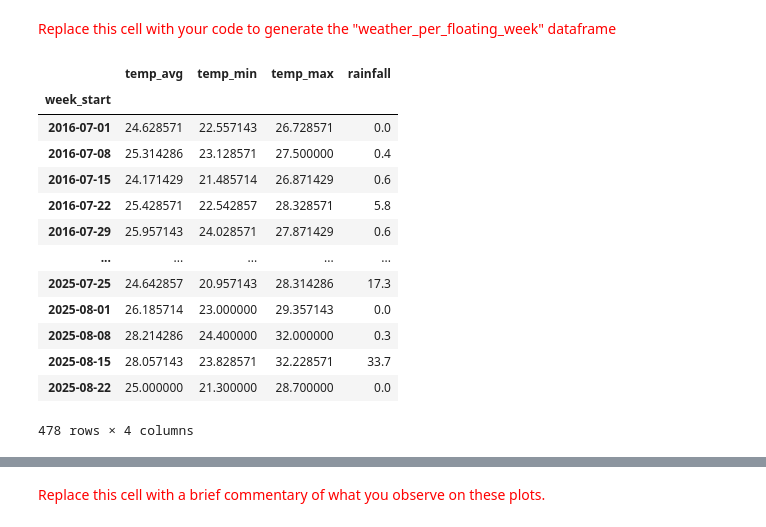
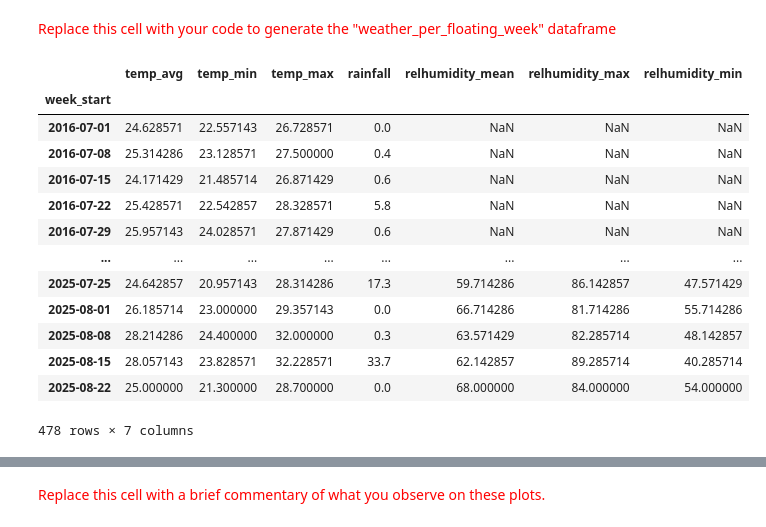
Before and after one commit to zsykk/datamining_2nd, a Jupyter notebook: ps09_forecasting.ipynb, the cells around one changed output, grey strips where cells are left out. Drawn from its saved outputs; the diff is of its cells as text; code cells hidden in the pictures.

```diff
--- a/ps09_forecasting.ipynb
+++ b/ps09_forecasting.ipynb
@@ -651,27 +651,30 @@ You can also use Panda's [groupby](https://pandas.pydata.org/pandas-docs/stable/
 # %%
 dic = {'temp_avg': np.mean,
        'temp_min': np.mean,
        'temp_max': np.mean,
-       'rainfall': np.sum
+       'rainfall': np.sum,
+       'relhumidity_mean': np.mean,
+       'relhumidity_max': np.mean,
+       'relhumidity_min': np.mean
        }
 group_week = weather_with_week_start.groupby(by=['week_start'])
 weather_per_floating_week = group_week.aggregate(dic)
 display(weather_per_floating_week)
 # %% [output]
-|  | temp_avg | temp_min | temp_max | rainfall |
-| week_start |  |  |  |  |
-| 2016-07-01 | 24.628571 | 22.557143 | 26.728571 | 0.0 |
-| 2016-07-08 | 25.314286 | 23.128571 | 27.500000 | 0.4 |
-| 2016-07-15 | 24.171429 | 21.485714 | 26.871429 | 0.6 |
-| 2016-07-22 | 25.428571 | 22.542857 | 28.328571 | 5.8 |
-| 2016-07-29 | 25.957143 | 24.028571 | 27.871429 | 0.6 |
-| ... | ... | ... | ... | ... |
-| 2025-07-25 | 24.642857 | 20.957143 | 28.314286 | 17.3 |
-| 2025-08-01 | 26.185714 | 23.000000 | 29.357143 | 0.0 |
-| 2025-08-08 | 28.214286 | 24.400000 | 32.000000 | 0.3 |
-| 2025-08-15 | 28.057143 | 23.828571 | 32.228571 | 33.7 |
-| 2025-08-22 | 25.000000 | 21.300000 | 28.700000 | 0.0 |
+|  | temp_avg | temp_min | temp_max | rainfall | relhumidity_mean | relhumidity_max | relhumidity_min |
+| week_start |  |  |  |  |  |  |  |
+| 2016-07-01 | 24.628571 | 22.557143 | 26.728571 | 0.0 | NaN | NaN | NaN |
+| 2016-07-08 | 25.314286 | 23.128571 | 27.500000 | 0.4 | NaN | NaN | NaN |
+| 2016-07-15 | 24.171429 | 21.485714 | 26.871429 | 0.6 | NaN | NaN | NaN |
+| 2016-07-22 | 25.428571 | 22.542857 | 28.328571 | 5.8 | NaN | NaN | NaN |
+| 2016-07-29 | 25.957143 | 24.028571 | 27.871429 | 0.6 | NaN | NaN | NaN |
+| ... | ... | ... | ... | ... | ... | ... | ... |
+| 2025-07-25 | 24.642857 | 20.957143 | 28.314286 | 17.3 | 59.714286 | 86.142857 | 47.571429 |
+| 2025-08-01 | 26.185714 | 23.000000 | 29.357143 | 0.0 | 66.714286 | 81.714286 | 55.714286 |
+| 2025-08-08 | 28.214286 | 24.400000 | 32.000000 | 0.3 | 63.571429 | 82.285714 | 48.142857 |
+| 2025-08-15 | 28.057143 | 23.828571 | 32.228571 | 33.7 | 62.142857 | 89.285714 | 40.285714 |
+| 2025-08-22 | 25.000000 | 21.300000 | 28.700000 | 0.0 | 68.000000 | 84.000000 | 54.000000 |
-478 rows × 4 columns
+478 rows × 7 columns
 # %%
 # LEAVE AS-IS
 
```
Also changed, not shown: parts of 7 cells of this notebook.
